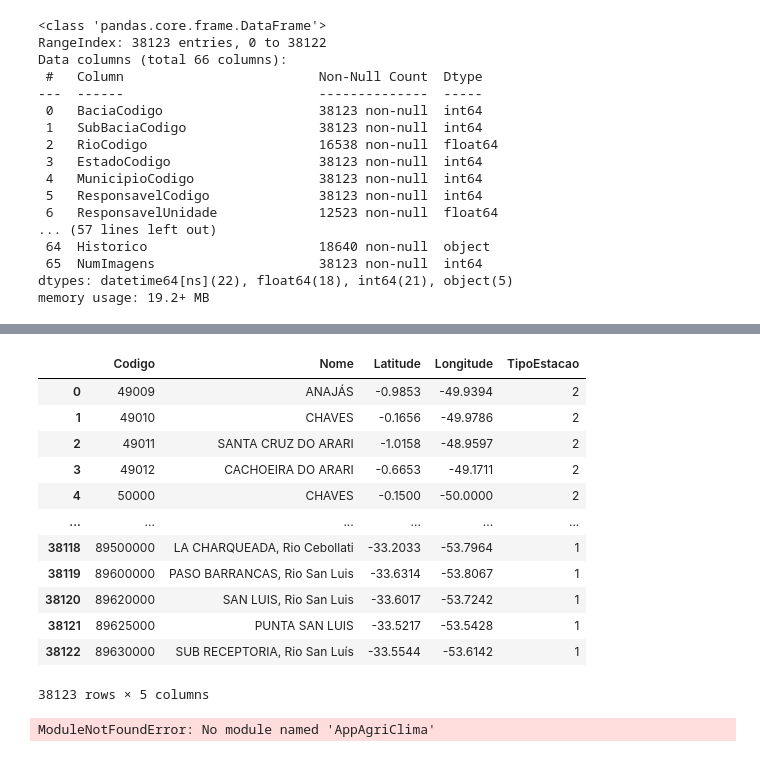
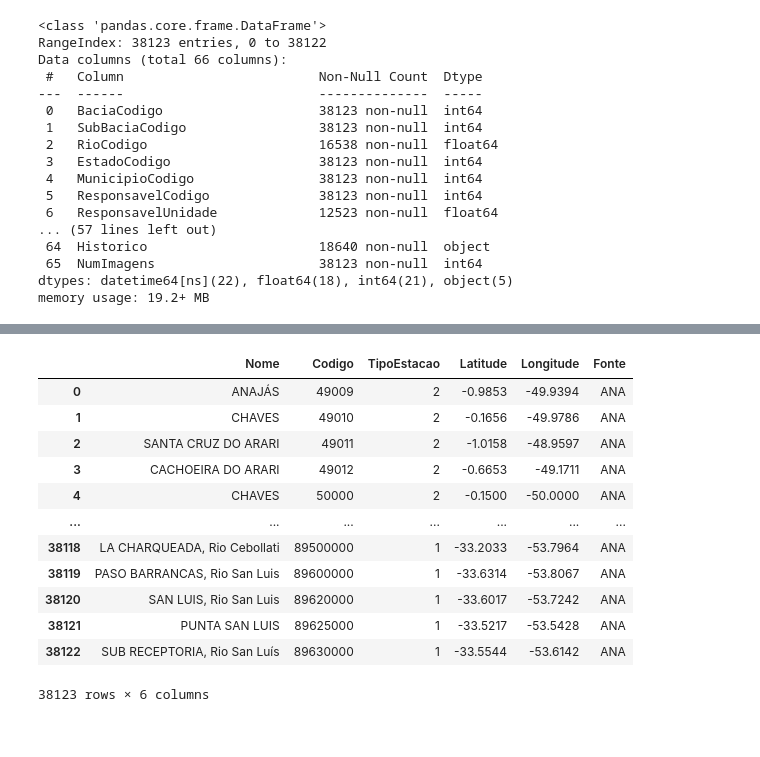
Before and after one commit to Renatolopo/Agriclima, a Jupyter notebook: app-web/AgriClima/tratamento_estacoes.ipynb, the cells around one changed output, grey strips where cells are left out. Saved outputs shown, nothing was run; the diff lists cells and outputs as text; code cells hidden in the pictures.

```diff
--- a/app-web/AgriClima/tratamento_estacoes.ipynb
+++ b/app-web/AgriClima/tratamento_estacoes.ipynb
@@ -1,7 +1,7 @@
 # %%
 import pandas as pd
 # %%
-estacoes = pd.read_excel('../../../data/Estacoes.xlsx')
+estacoes = pd.read_excel('../../data/Estacoes.xlsx')
 estacoes
 # %% [output]
 |  | BaciaCodigo | SubBaciaCodigo | RioCodigo | EstadoCodigo | MunicipioCodigo | ResponsavelCodigo | ... |
@@ -38,4 +38,5 @@ Data columns (total 66 columns):
 dtypes: datetime64[ns](22), float64(18), int64(21), object(5)
 memory usage: 19.2+ MB
 # %%
-estacoes = estacoes[['Codigo', 'Nome', 'Latitude', 'Longitude', 'TipoEstacao']]
+ana = estacoes[['Nome', 'Codigo', 'TipoEstacao', 'Latitude', 'Longitude']]
+ana['Fonte'] = 'ANA'
@@ -58,32 +49,16 @@ estacoes[estacoes['Nome'] == 'JANUÁRIA']
-# %%
-estacoes
-# %% [output]
-|  | Codigo | Nome | Latitude | Longitude | TipoEstacao |
-| 0 | 49009 | ANAJÁS | -0.9853 | -49.9394 | 2 |
-| 1 | 49010 | CHAVES | -0.1656 | -49.9786 | 2 |
-| 2 | 49011 | SANTA CRUZ DO ARARI | -1.0158 | -48.9597 | 2 |
-| 3 | 49012 | CACHOEIRA DO ARARI | -0.6653 | -49.1711 | 2 |
-| 4 | 50000 | CHAVES | -0.1500 | -50.0000 | 2 |
-| ... | ... | ... | ... | ... | ... |
-| 38118 | 89500000 | LA CHARQUEADA, Rio Cebollati | -33.2033 | -53.7964 | 1 |
-| 38119 | 89600000 | PASO BARRANCAS, Rio San Luis | -33.6314 | -53.8067 | 1 |
-| 38120 | 89620000 | SAN LUIS, Rio San Luis | -33.6017 | -53.7242 | 1 |
-| 38121 | 89625000 | PUNTA SAN LUIS | -33.5217 | -53.5428 | 1 |
-| 38122 | 89630000 | SUB RECEPTORIA, Rio San Luís | -33.5544 | -53.6142 | 1 |
-38123 rows × 5 columns
-# %%
-from AppAgriClima.models import Estacao
-
-
-# Supondo que 'df' seja o seu DataFrame
-for index, row in estacoes.iterrows():
-    item = Estacao(
-        Codigo = row['Codigo'],
-        Nome = row['nome'],
-        Latitude = row['Latitude'],
-        Longitude = row['Longitude'],
-        TipoEstacao = row['TipoEstacao'],
-    )
-    item.save()
-# %% [output]
-ModuleNotFoundError: No module named 'AppAgriClima'
+# %%
+ana
+# %% [output]
+|  | Nome | Codigo | TipoEstacao | Latitude | Longitude | Fonte |
+| 0 | ANAJÁS | 49009 | 2 | -0.9853 | -49.9394 | ANA |
+| 1 | CHAVES | 49010 | 2 | -0.1656 | -49.9786 | ANA |
+| 2 | SANTA CRUZ DO ARARI | 49011 | 2 | -1.0158 | -48.9597 | ANA |
+| 3 | CACHOEIRA DO ARARI | 49012 | 2 | -0.6653 | -49.1711 | ANA |
+| 4 | CHAVES | 50000 | 2 | -0.1500 | -50.0000 | ANA |
+| ... | ... | ... | ... | ... | ... | ... |
+| 38118 | LA CHARQUEADA, Rio Cebollati | 89500000 | 1 | -33.2033 | -53.7964 | ANA |
+| 38119 | PASO BARRANCAS, Rio San Luis | 89600000 | 1 | -33.6314 | -53.8067 | ANA |
+| 38120 | SAN LUIS, Rio San Luis | 89620000 | 1 | -33.6017 | -53.7242 | ANA |
+| 38121 | PUNTA SAN LUIS | 89625000 | 1 | -33.5217 | -53.5428 | ANA |
+| 38122 | SUB RECEPTORIA, Rio San Luís | 89630000 | 1 | -33.5544 | -53.6142 | ANA |
+38123 rows × 6 columns
```
Also changed, not shown: parts of 9 cells of this notebook, 11 other files.
